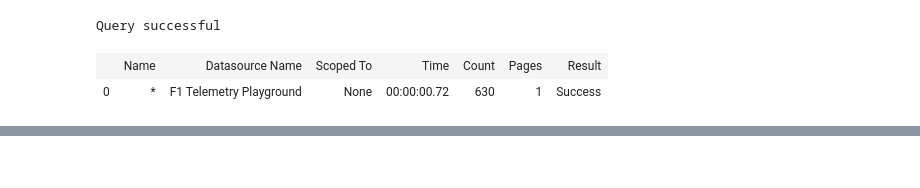
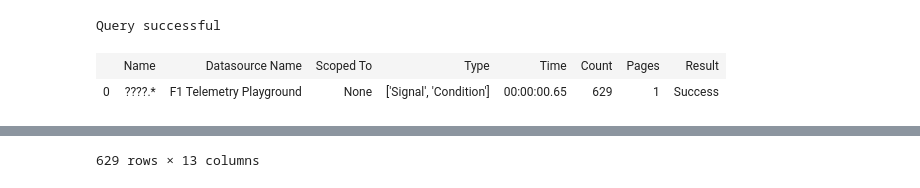
Before and after one commit to shamus-cunningham/seeq-f1, a Jupyter notebook: F1_Car_Asset_Structure.ipynb, the cells around one changed output, grey strips where cells are left out. Cells and saved outputs as stored; diff of their text form; code cells hidden in the pictures.

```diff
--- a/F1_Car_Asset_Structure.ipynb
+++ b/F1_Car_Asset_Structure.ipynb
@@ -14,5 +14,6 @@ def get_f1_items():
         scoped_workbook = spy.search({'Name':WORKBOOK_NAME, 'Type':'Workbook'})
         scoped_workbook_id = scoped_workbook['ID'][0]
 
-    telemetry_items = spy.search({'Name':'*','Datasource Name':DATASOURCE_NAME, 'Scoped To':scoped_workbook_id})
+    telemetry_items = spy.search({'Name':'????.*','Datasource Name':DATASOURCE_NAME, 'Scoped To':scoped_workbook_id, 'Type':['Signal','Condition']})
+
     return telemetry_items
@@ -352,10 +258,10 @@ class F1_Car(Asset):
 # %%
 telemetry_items = get_f1_items()
 telemetry_items[['Season', 'Team', 'Car Number', 'Tag Name']] = telemetry_items['Name'].str.split('.', expand=True)
 telemetry_items['Build Asset'] = telemetry_items['Car Number']
 telemetry_items ['Build Path'] = 'F1 Telemetry >> ' + telemetry_items['Season'] + ' >> ' + telemetry_items['Team']
-telemetry_items.to_csv('telemetryitems.csv')
+telemetry_items
 # %% [output]
 Query successful
-|  | Name | Datasource Name | Scoped To | Time | Count | Pages | Result |
-| 0 | * | F1 Telemetry Playground | None | 00:00:00.72 | 630 | 1 | Success |
+|  | Name | Datasource Name | Scoped To | Type | Time | Count | Pages | Result |
+| 0 | ????.* | F1 Telemetry Playground | None | ['Signal', 'Condition'] | 00:00:00.65 | 629 | 1 | Success |
@@ -362,3 +280,4 @@ Query successful
+629 rows × 13 columns
 # %%
 all_items = get_f1_items()
 all_items[0:20]
```
Also changed, not shown: parts of 8 cells of this notebook, 1 other file.
